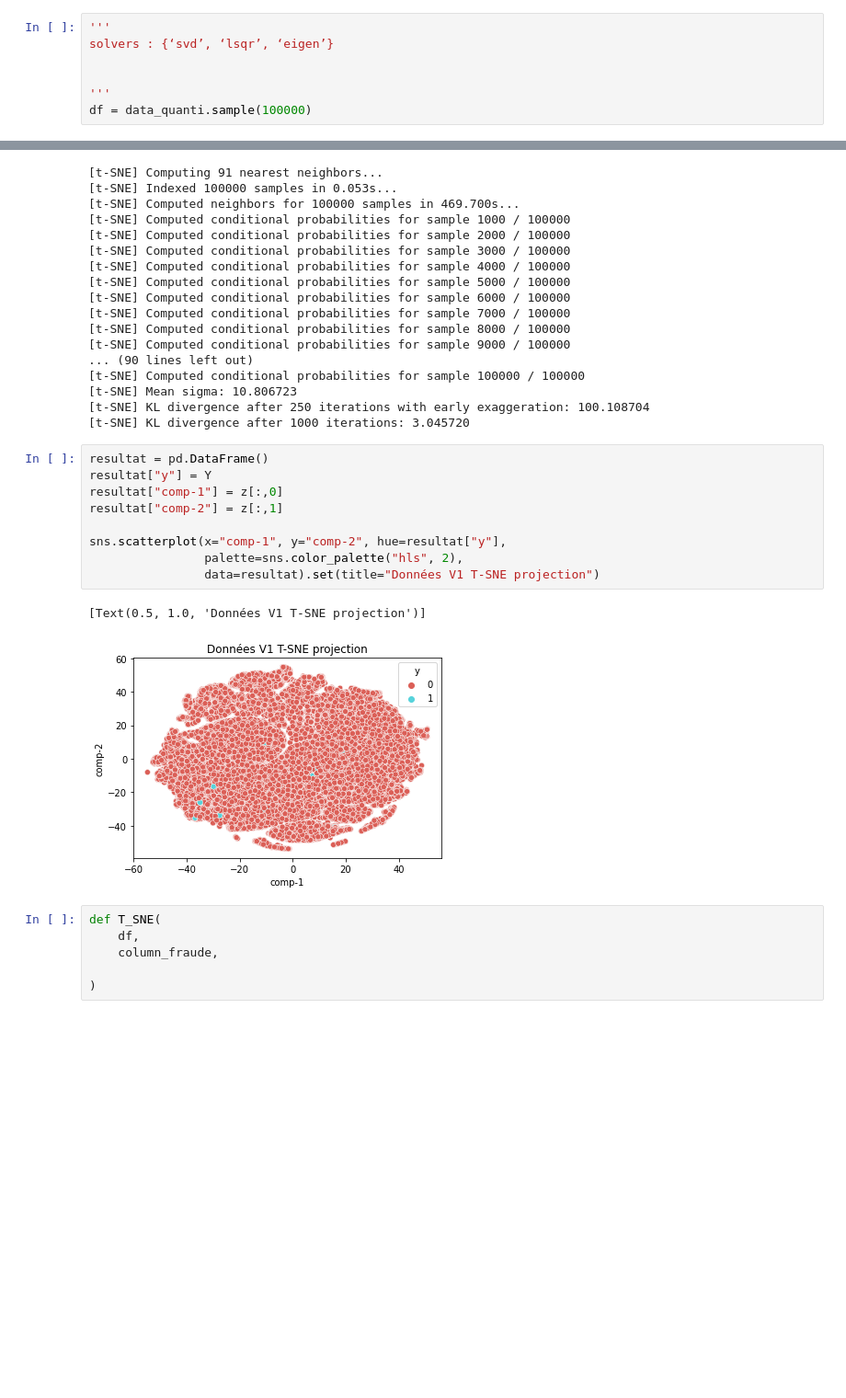
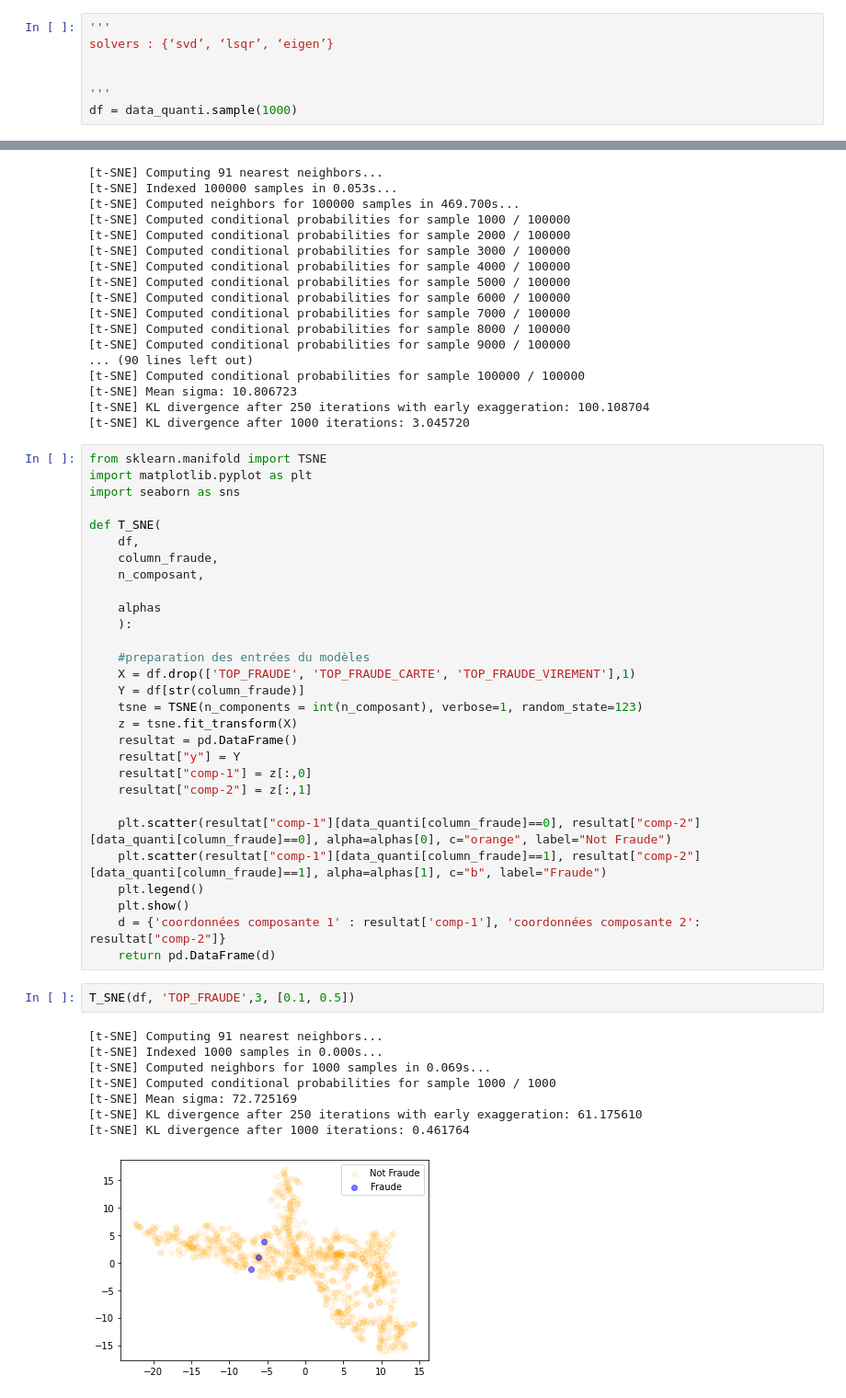
Before and after one commit to TheoVedis/ProjectInterPromo, a Jupyter notebook: dev/visualisation/pierre/Reduction_dimension.ipynb, the cells around one changed output, grey strips where cells are left out. Shown at 92% size. Cells and saved outputs as stored; diff of their text form; blank space fills up the shorter version.

```diff
--- a/dev/visualisation/pierre/Reduction_dimension.ipynb
+++ b/dev/visualisation/pierre/Reduction_dimension.ipynb
@@ -24,7 +24,7 @@ solvers : {‘svd’, ‘lsqr’, ‘eigen’}
 
 
 '''
-df = data_quanti.sample(100000)
+df = data_quanti.sample(1000)
 # %%
 from sklearn.discriminant_analysis import LinearDiscriminantAnalysis
 # %%
@@ -179,21 +179,43 @@ z = tsne.fit_transform(X)
 [t-SNE] Mean sigma: 10.806723
 [t-SNE] KL divergence after 250 iterations with early exaggeration: 100.108704
 [t-SNE] KL divergence after 1000 iterations: 3.045720
-# %%
-resultat = pd.DataFrame()
-resultat["y"] = Y
-resultat["comp-1"] = z[:,0]
-resultat["comp-2"] = z[:,1]
-
-sns.scatterplot(x="comp-1", y="comp-2", hue=resultat["y"],
-                palette=sns.color_palette("hls", 2),
-                data=resultat).set(title="Données V1 T-SNE projection")
-# %% [output]
-[Text(0.5, 1.0, 'Données V1 T-SNE projection')]
-[figure, removed]
 # %%
+from sklearn.manifold import TSNE
+import matplotlib.pyplot as plt
+import seaborn as sns
+
 def T_SNE(
     df,
     column_fraude,
+    n_composant,
 
-)
+    alphas
+    ):
+
+    #preparation des entrées du modèles
+    X = df.drop(['TOP_FRAUDE', 'TOP_FRAUDE_CARTE', 'TOP_FRAUDE_VIREMENT'],1)
+    Y = df[str(column_fraude)]
+    tsne = TSNE(n_components = int(n_composant), verbose=1, random_state=123)
+    z = tsne.fit_transform(X)
+    resultat = pd.DataFrame()
+    resultat["y"] = Y
+    resultat["comp-1"] = z[:,0]
+    resultat["comp-2"] = z[:,1]
+
+    plt.scatter(resultat["comp-1"][data_quanti[column_fraude]==0], resultat["comp-2"][data_quanti[column_fraude]==0], alpha=alphas[0], c="orange", label="Not Fraude")
+    plt.scatter(resultat["comp-1"][data_quanti[column_fraude]==1], resultat["comp-2"][data_quanti[column_fraude]==1], alpha=alphas[1], c="b", label="Fraude")
+    plt.legend()
+    plt.show()
+    d = {'coordonnées composante 1' : resultat['comp-1'], 'coordonnées composante 2': resultat["comp-2"]}
+    return pd.DataFrame(d)
+# %%
+T_SNE(df, 'TOP_FRAUDE',3, [0.1, 0.5])
+# %% [output]
+[t-SNE] Computing 91 nearest neighbors...
+[t-SNE] Indexed 1000 samples in 0.000s...
+[t-SNE] Computed neighbors for 1000 samples in 0.069s...
+[t-SNE] Computed conditional probabilities for sample 1000 / 1000
+[t-SNE] Mean sigma: 72.725169
+[t-SNE] KL divergence after 250 iterations with early exaggeration: 61.175610
+[t-SNE] KL divergence after 1000 iterations: 0.461764
+[figure, added]
```
Also changed, not shown: parts of 2 cells of this notebook.
